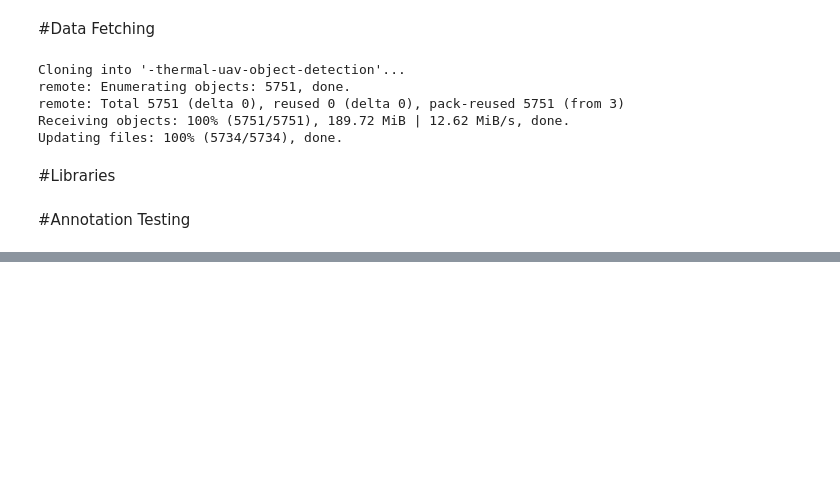
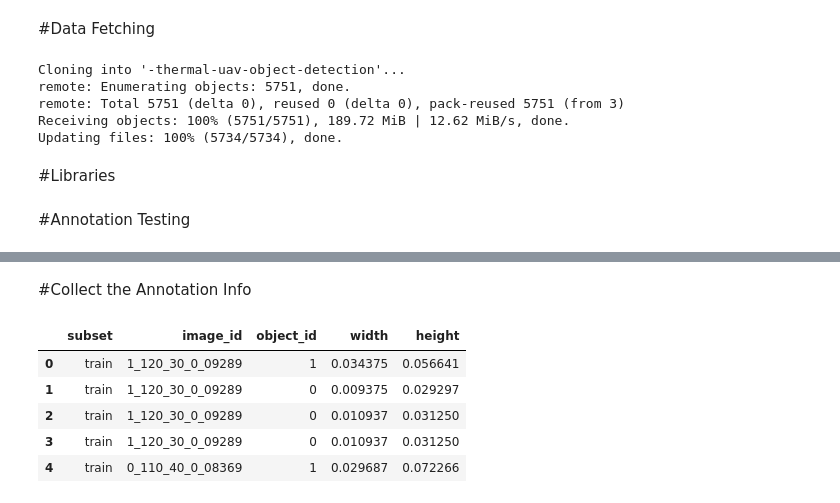
Before and after one commit to FaridRash/-thermal-uav-object-detection, a Jupyter notebook: Farid_1st.ipynb, the cells around one changed output, grey strips where cells are left out. Saved outputs shown, nothing was run; the diff lists cells and outputs as text; code cells hidden in the pictures; blank space fills up the shorter version.

Commit message:
Added a function to collect the annotations info to check if they have anomalies or outliers or not

```diff
--- a/Farid_1st.ipynb
+++ b/Farid_1st.ipynb
@@ -89,0 +92,55 @@ for split in splits:
+# %% [markdown]
+#Collect the Annotation Info
+# %%
+base_path = "/content/-thermal-uav-object-detection/Dataset/hit-uav/labels"
+
+data = []
+
+subfolders = ["train", "test", "val"]
+
+for sub in subfolders:
+    folder_path = os.path.join(base_path, sub)
+
+    for file in os.listdir(folder_path):
+        if file.endswith(".txt"):
+            file_path = os.path.join(folder_path, file)
+            image_id = file.replace(".txt", "")
+
+            with open(file_path, "r") as f:
+                lines = f.readlines()
+
+                for line in lines:
+                    parts = line.strip().split()
+
+                    # Safety check (important for corrupted labels)
+                    if len(parts) != 5:
+                        continue
+
+                    class_id = int(parts[0])
+                    width = float(parts[3])
+                    height = float(parts[4])
+
+                    data.append([
+                        sub,           # train/test/val
+                        image_id,
+                        class_id,
+                        width,
+                        height
+                    ])
+
+df = pd.DataFrame(data, columns=[
+    "subset",
+    "image_id",
+    "object_id",
+    "width",
+    "height"
+])
+
+df.head()
+# %% [output]
+|  | subset | image_id | object_id | width | height |
+| 0 | train | 1_120_30_0_09289 | 1 | 0.034375 | 0.056641 |
+| 1 | train | 1_120_30_0_09289 | 0 | 0.009375 | 0.029297 |
+| 2 | train | 1_120_30_0_09289 | 0 | 0.010937 | 0.031250 |
+| 3 | train | 1_120_30_0_09289 | 0 | 0.010937 | 0.031250 |
+| 4 | train | 0_110_40_0_08369 | 1 | 0.029687 | 0.072266 |
```
Also changed, not shown: parts of 2 cells of this notebook.
